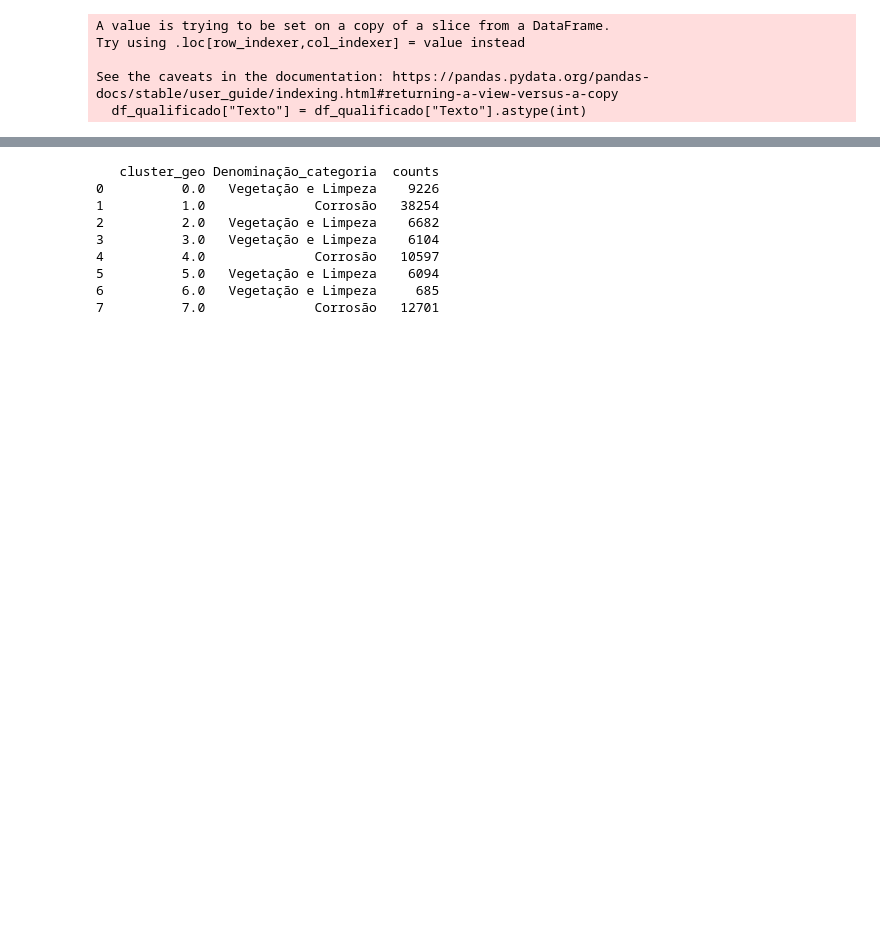
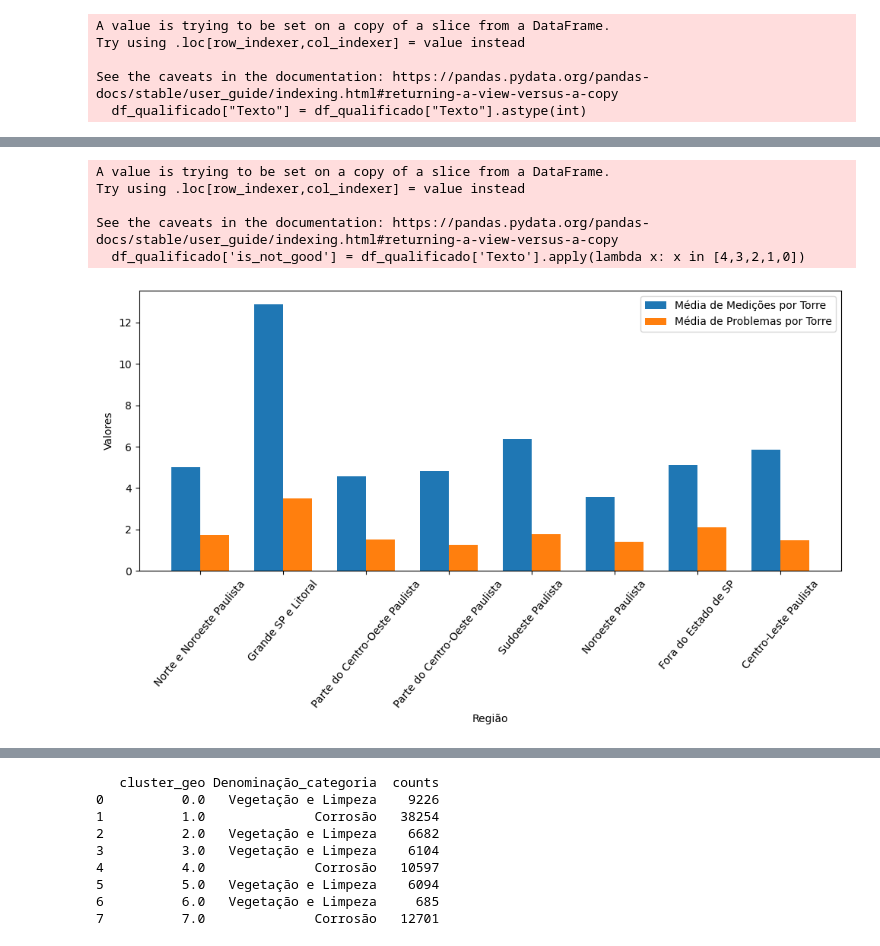
Before and after one commit to Andre-Sacilotti/SME0878-linhas-de-transmissao, a Jupyter notebook: 3_tratamento_espacial.ipynb, the cells around one changed output, grey strips where cells are left out. Drawn from its saved outputs; the diff is of its cells as text; code cells hidden in the pictures; blank space fills up the shorter version.

```diff
--- a/3_tratamento_espacial.ipynb
+++ b/3_tratamento_espacial.ipynb
@@ -122,3 +139,47 @@ See the caveats in the documentation: https://pandas.pydata.org/pandas-docs/stab
+# %%
+df_qualificado['is_not_good'] = df_qualificado['Texto'].apply(lambda x: x in [4,3,2,1,0])
+# %% [output]
+A value is trying to be set on a copy of a slice from a DataFrame.
+Try using .loc[row_indexer,col_indexer] = value instead
+
+See the caveats in the documentation: https://pandas.pydata.org/pandas-docs/stable/user_guide/indexing.html#returning-a-view-versus-a-copy
+  df_qualificado['is_not_good'] = df_qualificado['Texto'].apply(lambda x: x in [4,3,2,1,0])
+# %%
+medicoes = df_qualificado.groupby(['cluster_geo']).count()['Equipamento']/df_cad.groupby(['cluster_geo']).count()['Equipamento']
+
+# Calculate proportion of "is_not_good" per cluster
+prop_not_good = df_qualificado.groupby(['cluster_geo'])['is_not_good'].sum()/df_cad.groupby(['cluster_geo']).count()['Equipamento']
+
+# Map cluster numbers to region names
+map_lugar = {
+    0: 'Norte e Noroeste Paulista',
+    1: "Grande SP e Litoral",
+    2: "Parte do Centro-Oeste Paulista",
+    3: "Parte do Centro-Oeste Paulista",
+    4: "Sudoeste Paulista",
+    5: "Noroeste Paulista",
+    6: "Fora do Estado de SP",
+    7: "Centro-Leste Paulista",
+}
+
+# Create grouped bar plot
+x = np.arange(len(medicoes.index))
+width = 0.35
+
+fig, ax = plt.subplots(figsize=(10, 6))
+bars1 = ax.bar(x - width/2, medicoes.values, width, label='Média de Medições por Torre')
+bars2 = ax.bar(x + width/2, prop_not_good.values, width, label='Média de Problemas por Torre')
+
+ax.set_xlabel("Região")
+ax.set_ylabel("Valores")
+ax.set_xticks(x)
+ax.set_xticklabels([map_lugar[cluster] for cluster in medicoes.index], rotation=50)
+ax.legend()
+
+plt.tight_layout()
+plt.savefig("relacao_mediacoes_torres_cluster.png")
+# %% [output]
+[figure, added]
 # %%
 medicoes = df_qualificado.groupby(['cluster_geo']).count()['Equipamento']/df_cad.groupby(['cluster_geo']).count()['Equipamento']
 
```
Also changed, not shown: parts of 6 cells of this notebook, 2 other files.
